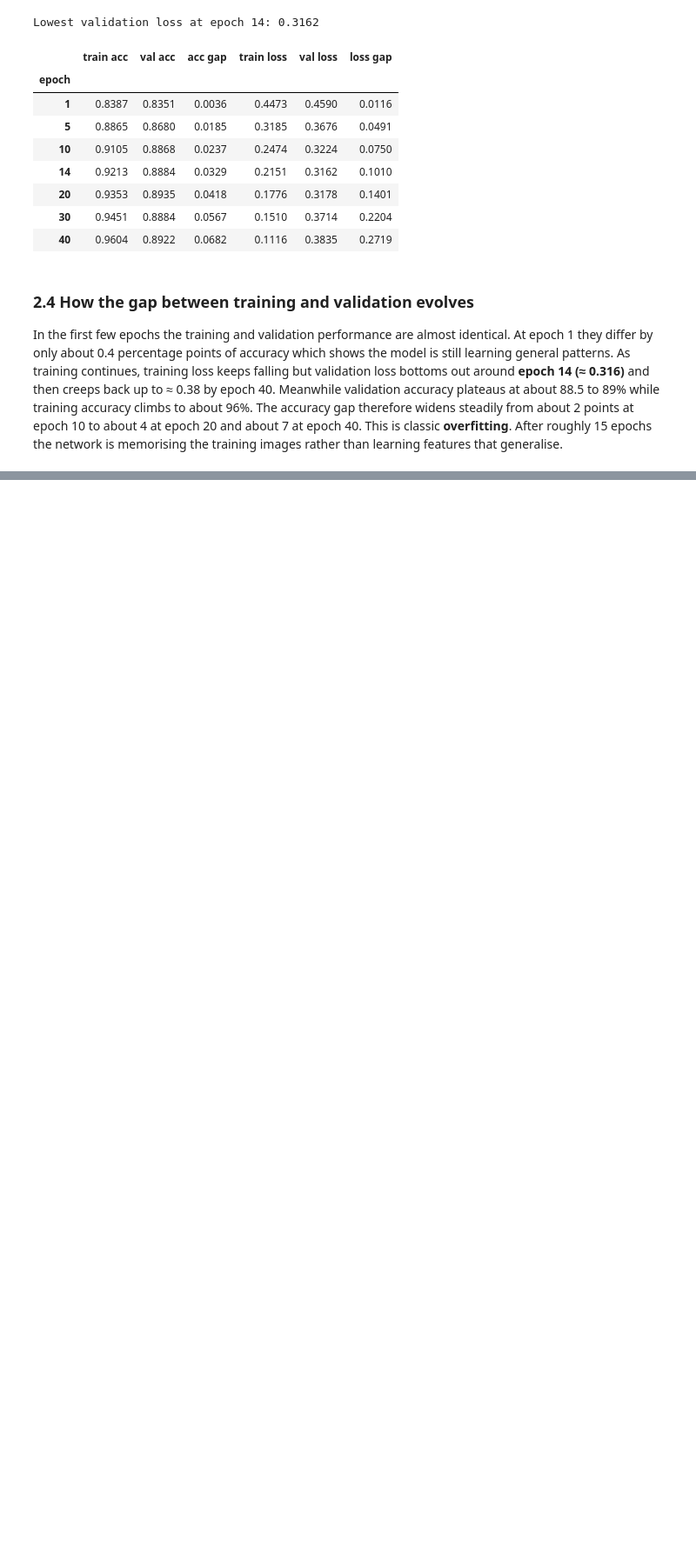
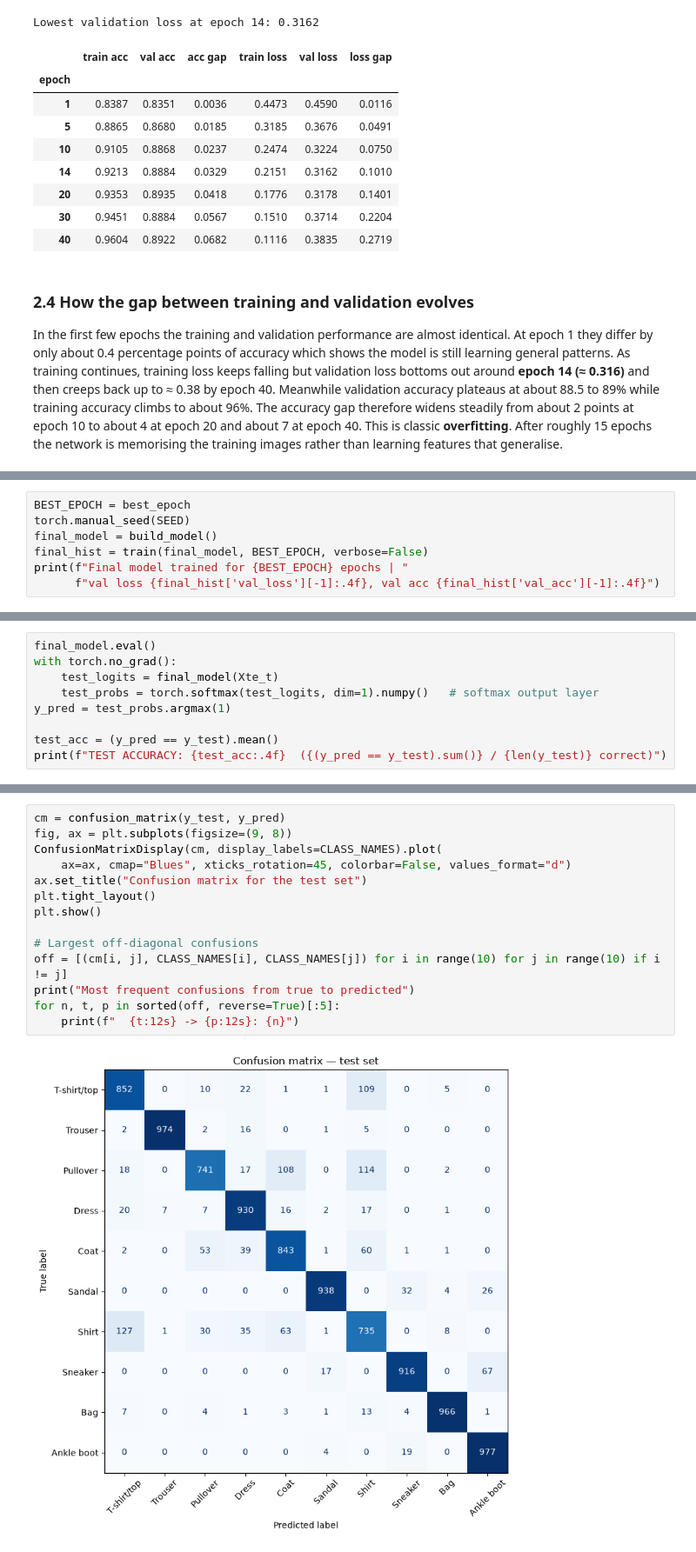
Before and after one commit to Ridzzz0Alam/image-classification-with-ann, a Jupyter notebook: Ridwan_Project09.ipynb, the cells around one changed output, grey strips where cells are left out. Shown at 87% size. Cells and saved outputs as stored; diff of their text form; blank space fills up the shorter version.

Commit message:
Add test evaluation and error analysis (Task 3)

```diff
--- a/Ridwan_Project09.ipynb
+++ b/Ridwan_Project09.ipynb
@@ -308,0 +316,7 @@ In the first few epochs the training and validation performance are almost ident
+# %%
+BEST_EPOCH = best_epoch
+torch.manual_seed(SEED)
+final_model = build_model()
+final_hist = train(final_model, BEST_EPOCH, verbose=False)
+print(f"Final model trained for {BEST_EPOCH} epochs | "
+      f"val loss {final_hist['val_loss'][-1]:.4f}, val acc {final_hist['val_acc'][-1]:.4f}")
@@ -308,0 +328,9 @@ In the first few epochs the training and validation performance are almost ident
+# %%
+final_model.eval()
+with torch.no_grad():
+    test_logits = final_model(Xte_t)
+    test_probs = torch.softmax(test_logits, dim=1).numpy()   # softmax output layer
+y_pred = test_probs.argmax(1)
+
+test_acc = (y_pred == y_test).mean()
+print(f"TEST ACCURACY: {test_acc:.4f}  ({(y_pred == y_test).sum()} / {len(y_test)} correct)")
@@ -308,0 +342,16 @@ In the first few epochs the training and validation performance are almost ident
+# %%
+cm = confusion_matrix(y_test, y_pred)
+fig, ax = plt.subplots(figsize=(9, 8))
+ConfusionMatrixDisplay(cm, display_labels=CLASS_NAMES).plot(
+    ax=ax, cmap="Blues", xticks_rotation=45, colorbar=False, values_format="d")
+ax.set_title("Confusion matrix for the test set")
+plt.tight_layout()
+plt.show()
+
+# Largest off-diagonal confusions
+off = [(cm[i, j], CLASS_NAMES[i], CLASS_NAMES[j]) for i in range(10) for j in range(10) if i != j]
+print("Most frequent confusions from true to predicted")
+for n, t, p in sorted(off, reverse=True)[:5]:
+    print(f"  {t:12s} -> {p:12s}: {n}")
+# %% [output]
+[figure, added]
```
Also changed, not shown: parts of 11 cells of this notebook.
